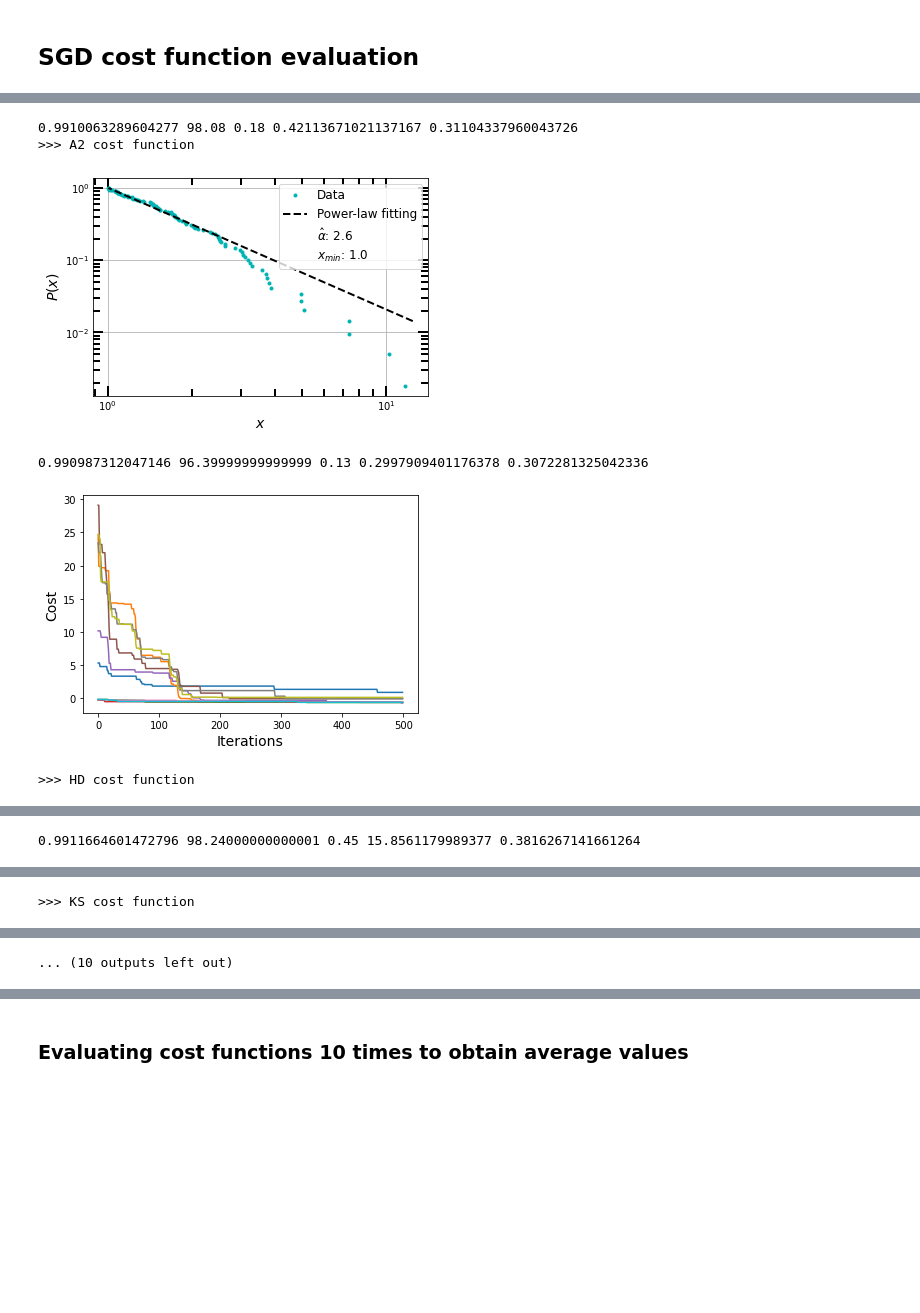
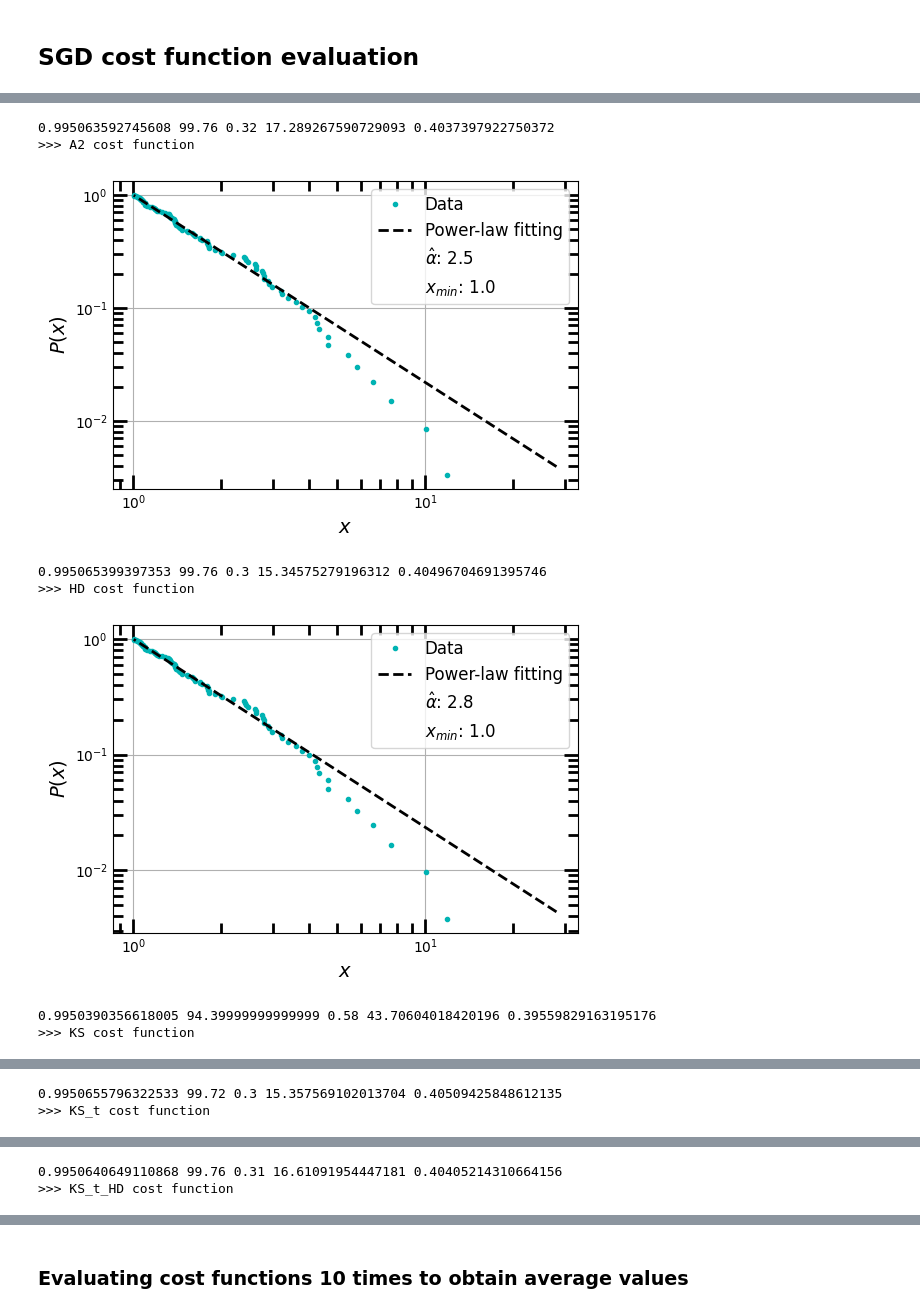
Before and after one commit to ademirmarquesjunior/SGD_power_law_estimator, a Jupyter notebook: SGD_PowerLaw.ipynb, the cells around one changed output, grey strips where cells are left out. Saved outputs shown, nothing was run; the diff lists cells and outputs as text; code cells hidden in the pictures; blank space fills up the shorter version.

```diff
--- a/SGD_PowerLaw.ipynb
+++ b/SGD_PowerLaw.ipynb
@@ -824,7 +173,7 @@ time: 378 ms (started: 2023-01-25 18:47:43 +00:00)
 ## SGD default settings
 # %%
 learning_rate = 0.05
-max_iterations = 500
+max_iterations = 1000
 momentum=0.3
 n_seeds = 10
 # %% [output]
@@ -850,15 +199,17 @@ metric_results.append([alpha, r2, ks_t, ks_d, A2, HD])
 print(r2, ks_t, ks_d, A2, HD)
 
 
-for metric in ['A2', 'HD', 'KS', 'KS_t', 'KS_t_HD']:
+for metric in ['A2', 'HD', 'KS', 'KS_t', 'KS_t_HD']: # ['A2', 'HD', 'KS', 'KS_t', 'KS_t_HD']
 
     print('>>> ' + metric + ' cost function')
-    results = alpha_estimator(g, max_iterations, learning_rate, n_seeds,
-                              fix_x_min=xmin, metric = metric)
-    alpha_sgd, x_min_sgd, cost_history, alpha_history, x_min_history = results
+    results = alpha_estimator2(g, max_iterations, learning_rate, n_seeds,
+                              fix_x_min=xmin, metric = metric, multiprocessing=True, early_stopping=True)
+    alpha_history, x_min_history, cost_history = results
 
+    alpha_sgd = alpha_history[np.where(cost_history==np.nanmin(cost_history))][0]
+    x_min_sgd = x_min_history[np.where(cost_history==np.nanmin(cost_history))][0]
     r2, ks_t, ks_d, A2, HD = powerlaw_fitting(g, alpha_sgd, x_min_sgd, ks_evaluation=True, filename=metric+'_fitting.pdf')
     metric_results.append([alpha_sgd, r2, ks_t, ks_d, A2, HD])
     print(r2, ks_t, ks_d, A2, HD)
-    plot_history(n_seeds, cost_history, max_iterations, metric+'_history.pdf')
+#     plot_history(n_seeds, cost_history, max_iterations, metric+'_history.pdf')
 # %% [output]
@@ -866,6 +217,8 @@ for metric in ['A2', 'HD', 'KS', 'KS_t', 'KS_t_HD']:
-0.9910063289604277 98.08 0.18 0.42113671021137167 0.31104337960043726
+0.995063592745608 99.76 0.32 17.289267590729093 0.4037397922750372
 >>> A2 cost function
-[figure, old version]
+[figure, new version]
-0.990987312047146 96.39999999999999 0.13 0.2997909401176378 0.3072281325042336
+0.995065399397353 99.76 0.3 15.34575279196312 0.40496704691395746
+>>> HD cost function
-[figure, old version]
+[figure, new version]
->>> HD cost function
+0.9950390356618005 94.39999999999999 0.58 43.70604018420196 0.39559829163195176
+>>> KS cost function
@@ -873 +226,2 @@ for metric in ['A2', 'HD', 'KS', 'KS_t', 'KS_t_HD']:
-0.9911664601472796 98.24000000000001 0.45 15.8561179989377 0.3816267141661264
+0.9950655796322533 99.72 0.3 15.357569102013704 0.40509425848612135
+>>> KS_t cost function
@@ -875 +229,2 @@ for metric in ['A2', 'HD', 'KS', 'KS_t', 'KS_t_HD']:
->>> KS cost function
+0.9950640649110868 99.76 0.31 16.61091954447181 0.40405214310664156
+>>> KS_t_HD cost function
@@ -878 +233,0 @@ for metric in ['A2', 'HD', 'KS', 'KS_t', 'KS_t_HD']:
-... (10 outputs left out)
```
Also changed, not shown: parts of 96 cells of this notebook.
